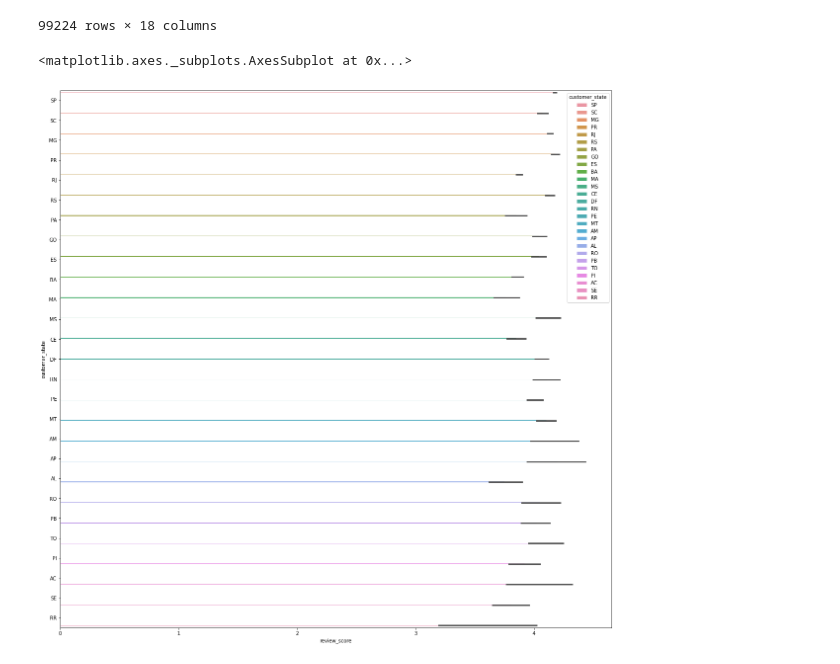
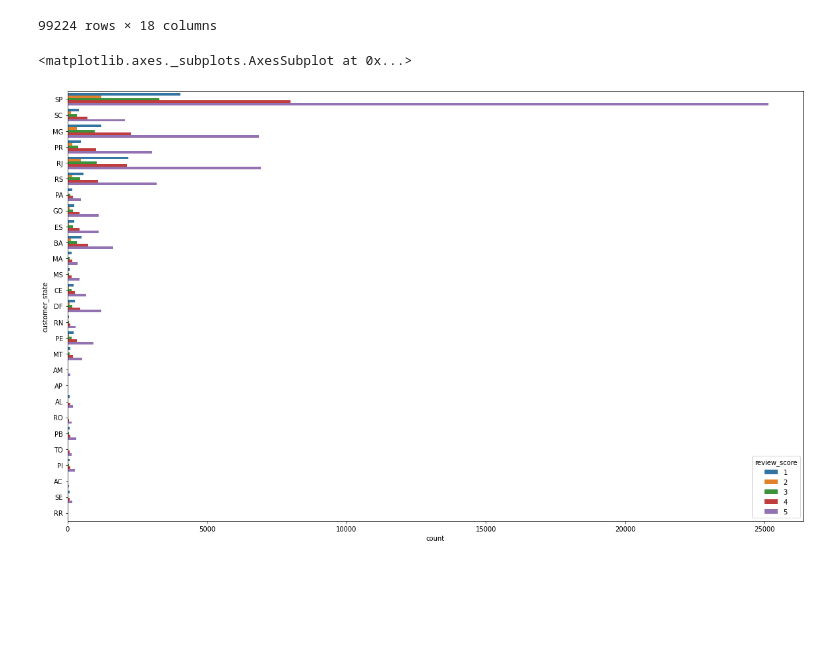
Before and after one commit to abimaell95/GameChangers, a Jupyter notebook: notebooks/Mai.ipynb, the cells around one changed output. Cells and saved outputs as stored; diff of their text form; code cells hidden in the pictures; blank space fills up the shorter version.

```diff
--- a/notebooks/Mai.ipynb
+++ b/notebooks/Mai.ipynb
@@ -114,8 +114,8 @@ myDf
 | 99223 | 274fa6071e5e17fe303b9748641082c8 | 84732c5050c01db9b23e19ba39899398 | 6703 | cotia | SP | 28db69209a75e59f20ccbb5c36a20b90 | ... |
 99224 rows × 18 columns
 # %%
-plt.figure(figsize=(20,20))
-sns.barplot(y='customer_state',x='review_score', hue='customer_state',data=dateExtract)
+plt.figure(figsize=(20,12))
+sns.countplot(y='customer_state', hue='review_score',data=dateExtract)
 # %% [output]
 <matplotlib.axes._subplots.AxesSubplot at 0x...>
-[figure, old version]
+[figure, new version]
```
Also changed, not shown: parts of 1 cell of this notebook.
